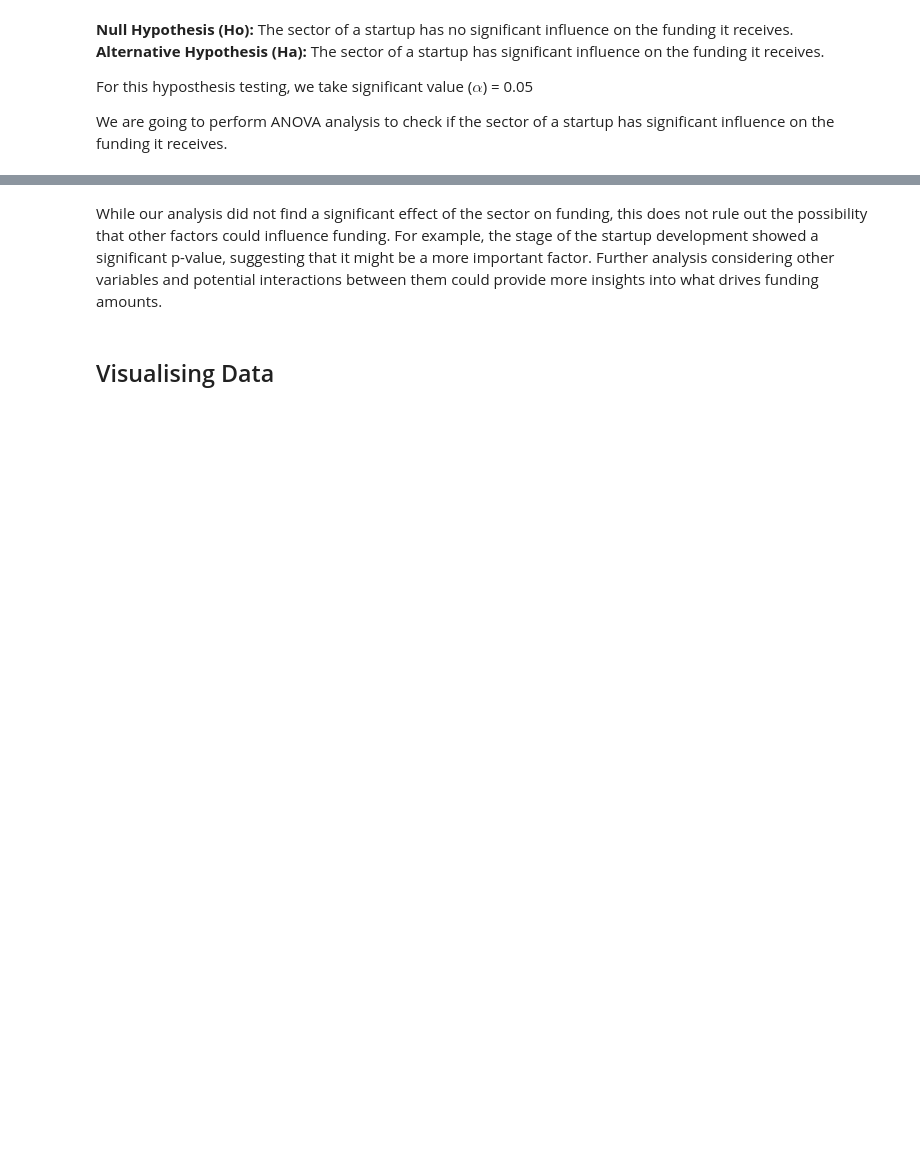
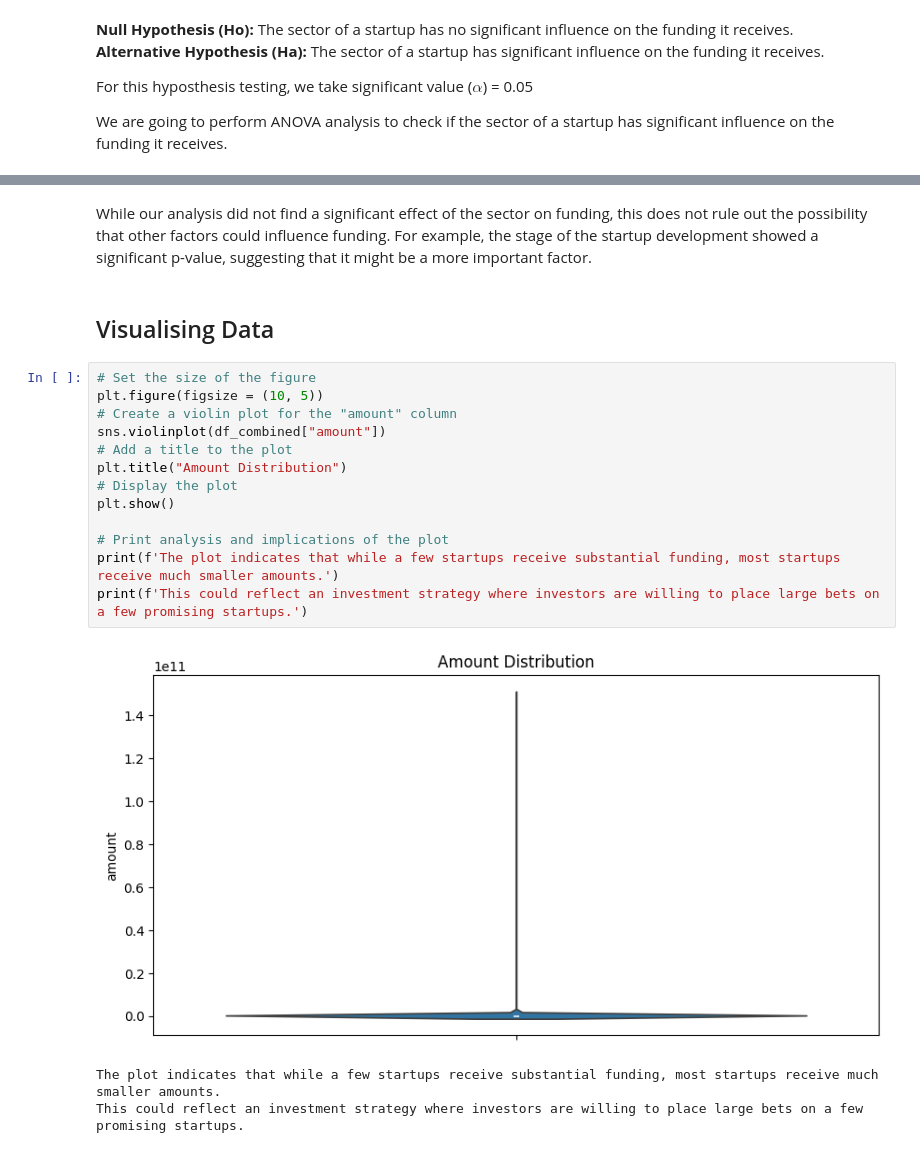
Before and after one commit to edadso/Exploring-Opportunities-in-the-Indian-Startup-Ecosystem, a Jupyter notebook: project_code.ipynb, the cells around one changed output, grey strips where cells are left out. Cells and saved outputs as stored; diff of their text form; blank space fills up the shorter version.

Commit message:
Visualise data

```diff
--- a/project_code.ipynb
+++ b/project_code.ipynb
@@ -1256,4 +1265,21 @@ This indicates that the what_it_does has no significant influence the funding st
 # %% [markdown]
-While our analysis did not find a significant effect of the sector on funding, this does not rule out the possibility that other factors could influence funding. For example, the stage of the startup development showed a significant p-value, suggesting that it might be a more important factor. Further analysis considering other variables and potential interactions between them could provide more insights into what drives funding amounts.
+While our analysis did not find a significant effect of the sector on funding, this does not rule out the possibility that other factors could influence funding. For example, the stage of the startup development showed a significant p-value, suggesting that it might be a more important factor.
 # %% [markdown]
 ## Visualising Data
+# %%
+# Set the size of the figure
+plt.figure(figsize = (10, 5))
+# Create a violin plot for the "amount" column
+sns.violinplot(df_combined["amount"])
+# Add a title to the plot
+plt.title("Amount Distribution")
+# Display the plot
+plt.show()
+
+# Print analysis and implications of the plot
+print(f'The plot indicates that while a few startups receive substantial funding, most startups receive much smaller amounts.')
+print(f'This could reflect an investment strategy where investors are willing to place large bets on a few promising startups.')
+# %% [output]
+[figure, added]
+The plot indicates that while a few startups receive substantial funding, most startups receive much smaller amounts.
+This could reflect an investment strategy where investors are willing to place large bets on a few promising startups.
```
Also changed, not shown: parts of 17 cells of this notebook.
